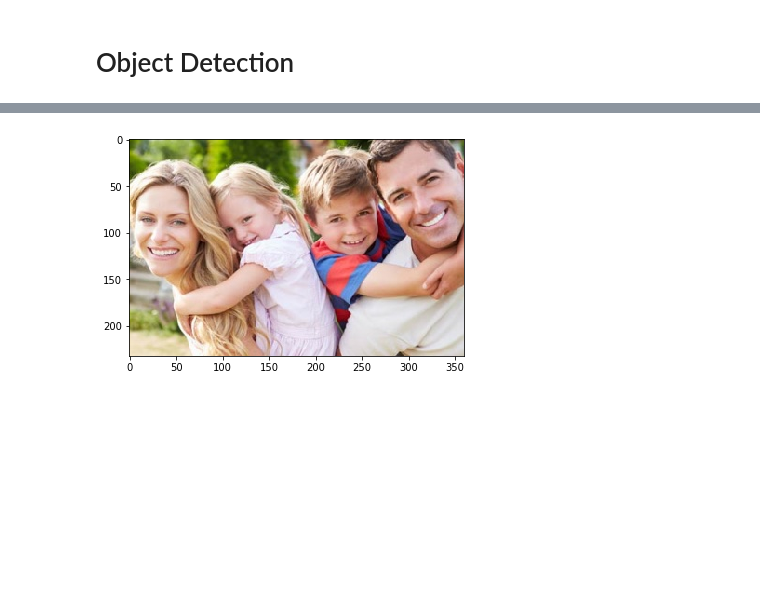
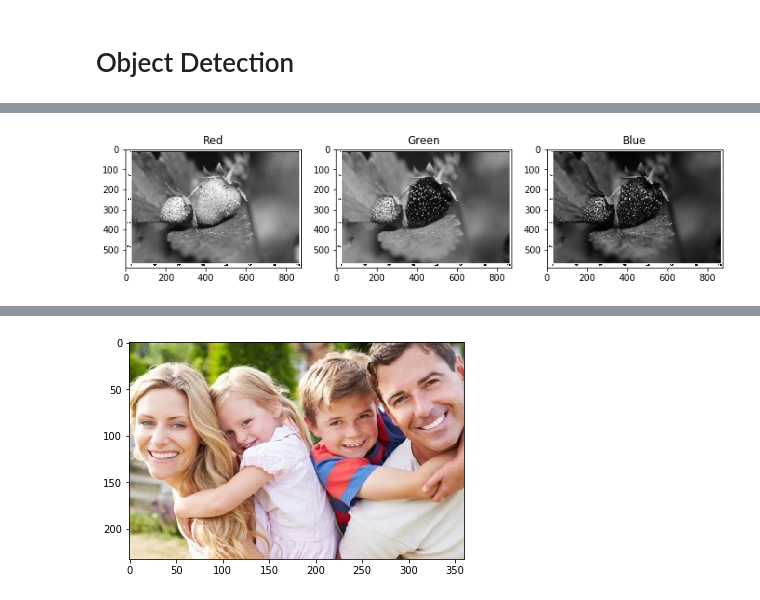
Before and after one commit to doosik71/lecture_python, a Jupyter notebook: 20_opencv/27_Object_Detection.ipynb, the cells around one changed output, grey strips where cells are left out. Cells and saved outputs as stored; diff of their text form; code cells hidden in the pictures; blank space fills up the shorter version.

```diff
--- a/20_opencv/27_Object_Detection.ipynb
+++ b/20_opencv/27_Object_Detection.ipynb
@@ -10,0 +15,15 @@ eye_cascade = cv2.CascadeClassifier('haarcascade_eye.xml')
+# %%
+# Seperate channel.
+red_channel = color_image[:,:,0]
+green_channel = color_image[:,:,1]
+blue_channel = color_image[:,:,2]
+
+plt.figure(figsize=(12, 4))
+plt.subplot(131).set_title('Red')
+plt.imshow(red_channel, cmap='gray')
+plt.subplot(132).set_title('Green')
+plt.imshow(green_channel, cmap='gray')
+plt.subplot(133).set_title('Blue')
+_ = plt.imshow(blue_channel, cmap='gray')
+# %% [output]
+[figure, added]
```
Also changed, not shown: parts of 17 cells of this notebook, 1 other file.
